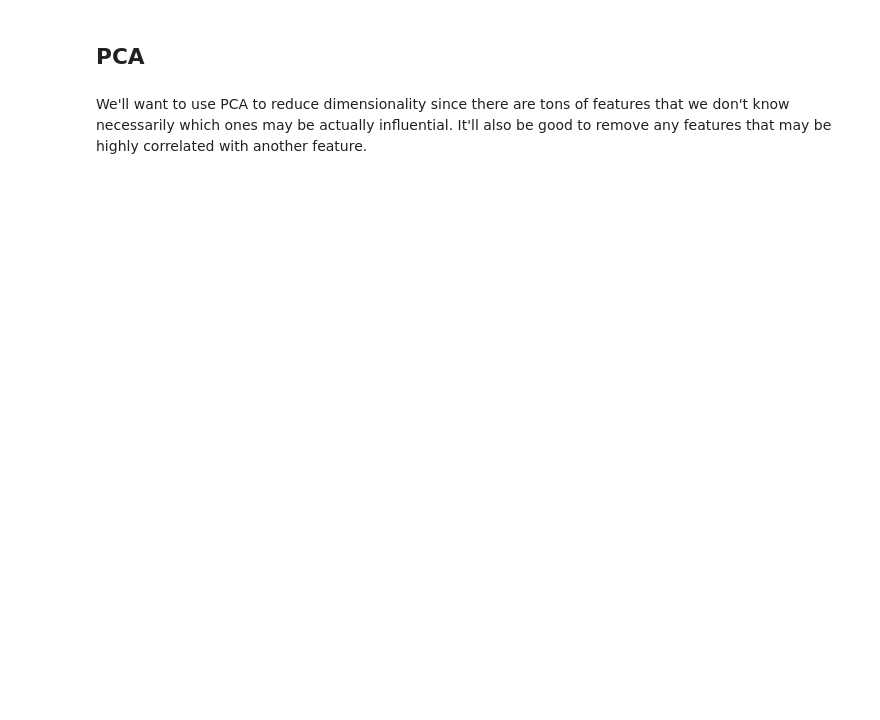
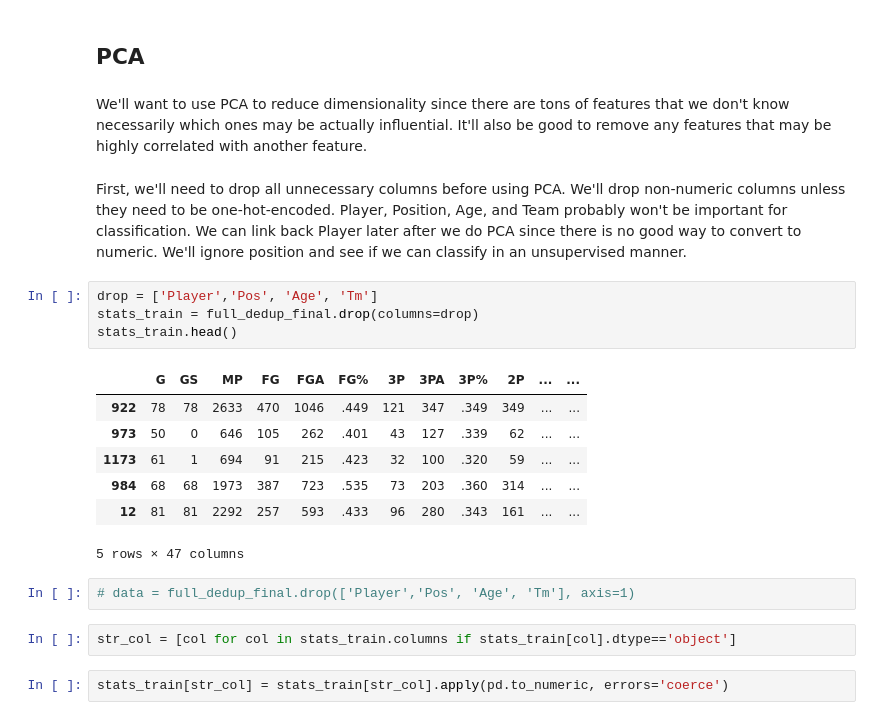
Before and after one commit to derek-y-lee/nba_player_selection, a Jupyter notebook: nbaPlayerClassify.ipynb, the cells around one changed output. Saved outputs shown, nothing was run; the diff lists cells and outputs as text; blank space fills up the shorter version.

```diff
--- a/nbaPlayerClassify.ipynb
+++ b/nbaPlayerClassify.ipynb
@@ -307,3 +316,23 @@ Index(['Player', 'Pos', 'Age', 'Tm', 'G', 'GS', 'MP', 'FG', 'FGA', 'FG%', '3P',
 ## PCA
 # %% [markdown]
 We'll want to use PCA to reduce dimensionality since there are tons of features that we don't know necessarily which ones may be actually influential. It'll also be good to remove any features that may be highly correlated with another feature.
+# %% [markdown]
+First, we'll need to drop all unnecessary columns before using PCA. We'll drop non-numeric columns unless they need to be one-hot-encoded. Player, Position, Age, and Team probably won't be important for classification. We can link back Player later after we do PCA since there is no good way to convert to numeric. We'll ignore position and see if we can classify in an unsupervised manner.
+# %%
+drop = ['Player','Pos', 'Age', 'Tm']
+stats_train = full_dedup_final.drop(columns=drop)
+stats_train.head()
+# %% [output]
+|  | G | GS | MP | FG | FGA | FG% | 3P | 3PA | 3P% | 2P | ... | ... |
+| 922 | 78 | 78 | 2633 | 470 | 1046 | .449 | 121 | 347 | .349 | 349 | ... | ... |
+| 973 | 50 | 0 | 646 | 105 | 262 | .401 | 43 | 127 | .339 | 62 | ... | ... |
+| 1173 | 61 | 1 | 694 | 91 | 215 | .423 | 32 | 100 | .320 | 59 | ... | ... |
+| 984 | 68 | 68 | 1973 | 387 | 723 | .535 | 73 | 203 | .360 | 314 | ... | ... |
+| 12 | 81 | 81 | 2292 | 257 | 593 | .433 | 96 | 280 | .343 | 161 | ... | ... |
+5 rows × 47 columns
+# %%
+# data = full_dedup_final.drop(['Player','Pos', 'Age', 'Tm'], axis=1)
+# %%
+str_col = [col for col in stats_train.columns if stats_train[col].dtype=='object']
+# %%
+stats_train[str_col] = stats_train[str_col].apply(pd.to_numeric, errors='coerce')
```
Also changed, not shown: parts of 37 cells of this notebook.
